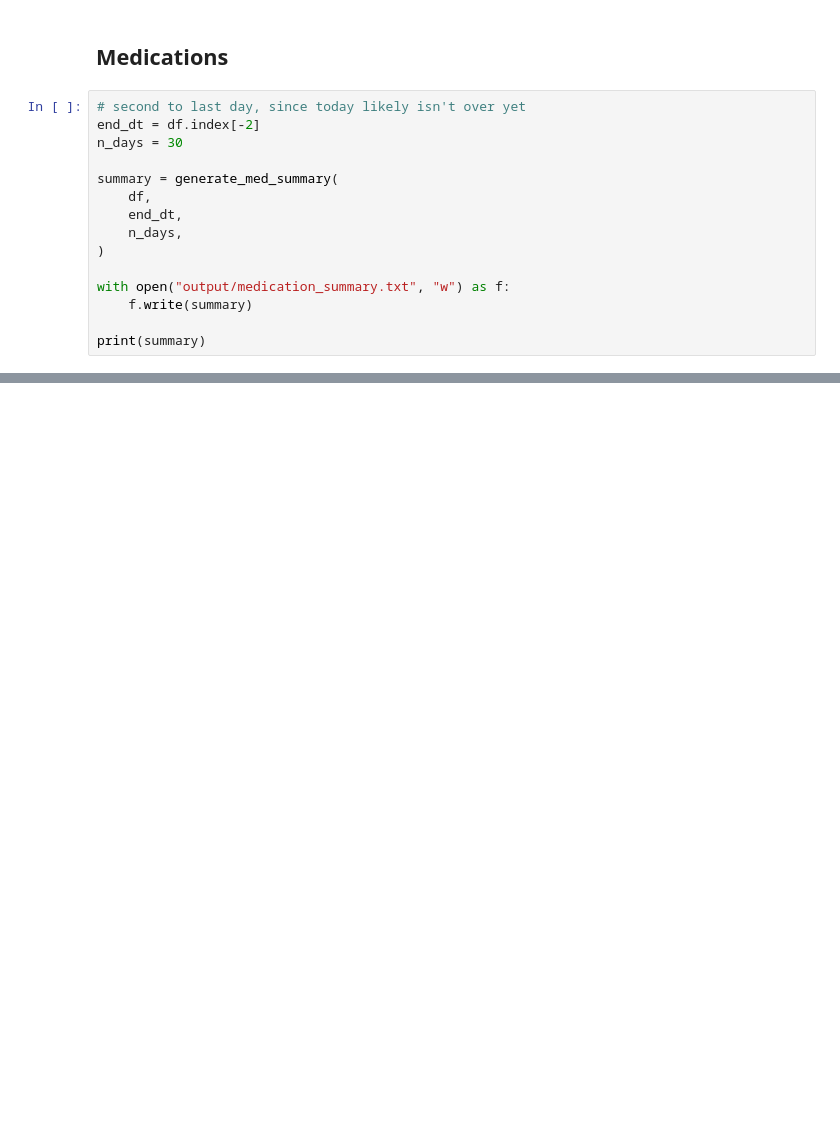
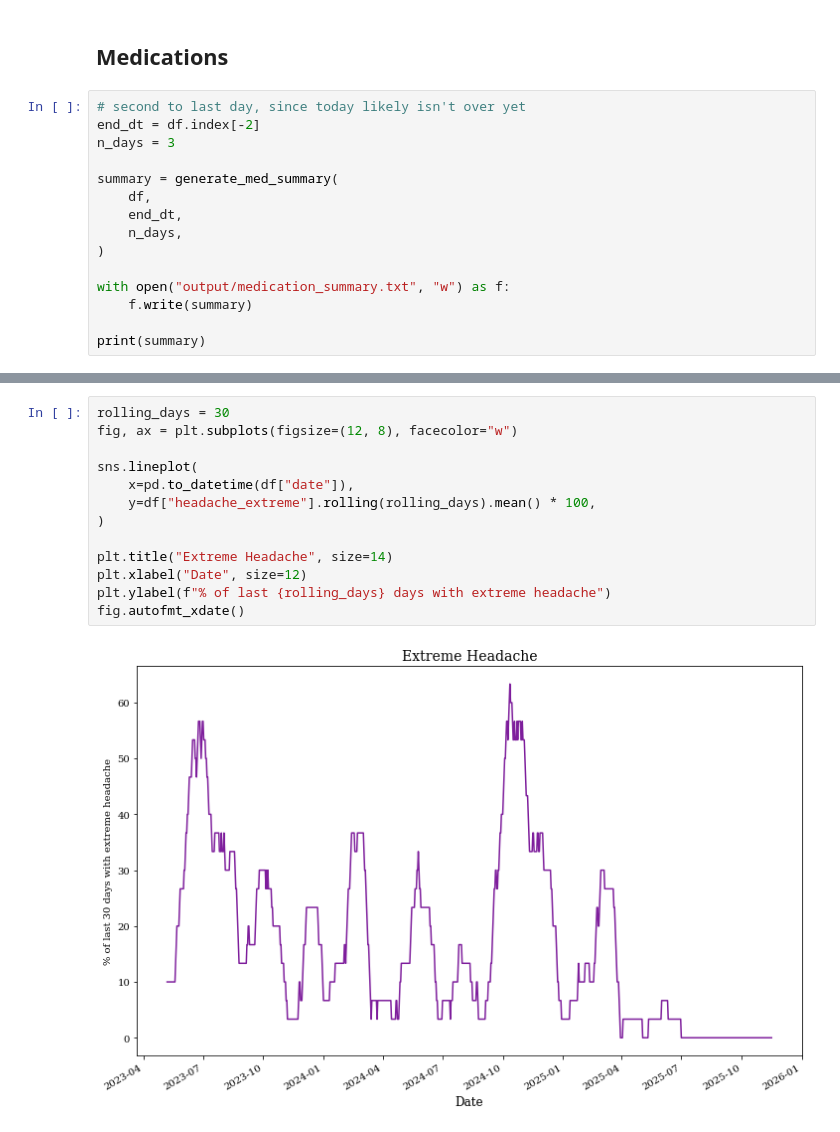
Before and after one commit to roesler-stan/health-analysis, a Jupyter notebook: 2b_analysis_for_drs.ipynb, the cells around one changed output, grey strips where cells are left out. Saved outputs shown, nothing was run; the diff lists cells and outputs as text; blank space fills up the shorter version.

```diff
--- a/2b_analysis_for_drs.ipynb
+++ b/2b_analysis_for_drs.ipynb
@@ -95,7 +104,7 @@ print(summary)
 # %%
 # second to last day, since today likely isn't over yet
 end_dt = df.index[-2]
-n_days = 30
+n_days = 3
 
 summary = generate_med_summary(
     df,
@@ -131,0 +148,15 @@ plot_meds_over_time(df)
+# %%
+rolling_days = 30
+fig, ax = plt.subplots(figsize=(12, 8), facecolor="w")
+
+sns.lineplot(
+    x=pd.to_datetime(df["date"]),
+    y=df["headache_extreme"].rolling(rolling_days).mean() * 100,
+)
+
+plt.title("Extreme Headache", size=14)
+plt.xlabel("Date", size=12)
+plt.ylabel(f"% of last {rolling_days} days with extreme headache")
+fig.autofmt_xdate()
+# %% [output]
+[figure, added]
```
Also changed, not shown: parts of 21 cells of this notebook, 17 other files.
